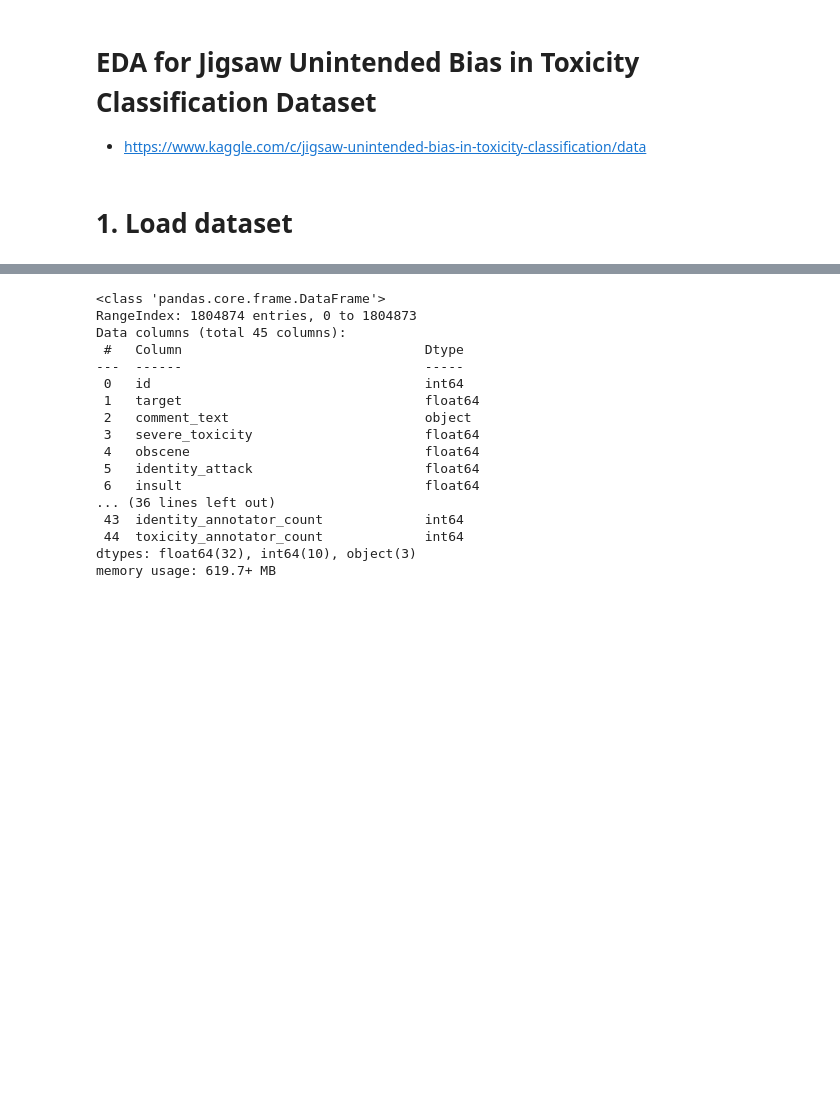
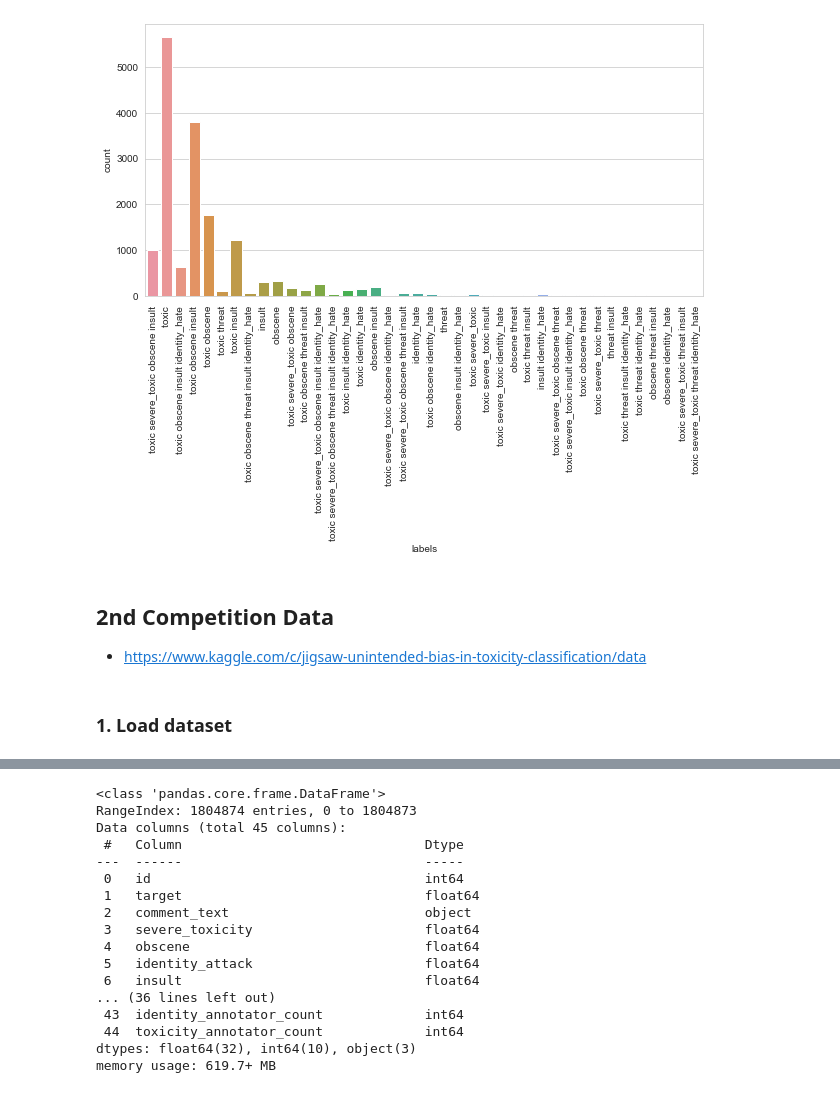
Before and after one commit to team-ok-nlp/jigsaw-toxic-competition, a Jupyter notebook: data/EDA.ipynb, the cells around one changed output, grey strips where cells are left out. Drawn from its saved outputs; the diff is of its cells as text; code cells hidden in the pictures; blank space fills up the shorter version.

```diff
--- a/eda_2nd.ipynb
+++ b/data/EDA.ipynb
@@ -0,0 +78,7 @@
+# %%
+# 2개 이상의 label에 동시에 체크된 경우
+cnt_multi = 0
+for i in range(len(train_1st)):
+    if train_1st.iloc[i, 2:].sum() > 1:
+        cnt_multi += 1
+cnt_multi
@@ -0,0 +87,5 @@
+# %%
+train_1st['labels'] = train_1st['toxic']
+train_1st['labels'].replace(1, 'toxic ', inplace=True)
+train_1st['labels'].replace(0, '', inplace=True)
+train_1st['labels'].value_counts()
@@ -0,0 +96,10 @@
+# %%
+train_1st['labels'] = ''
+labels = ['toxic', 'severe_toxic', 'obscene', 'threat', 'insult', 'identity_hate']
+
+for i, label in enumerate(labels):
+    train_1st[f'label{i}'] = train_1st[label].apply(str)
+    train_1st[f'label{i}'].replace('1', f'{label} ', inplace=True)
+    train_1st[f'label{i}'].replace('0', '', inplace=True)
+    train_1st['labels'] += train_1st[f'label{i}']
+train_1st['labels'].value_counts()
@@ -0,0 +124,2 @@
+# %%
+train_1st[train_1st['labels']==''] = 'normal'
@@ -1,8 +146,16 @@
+# %%
+fig, ax = plt.subplots(1,1, figsize=(10,5))
+sns.countplot(x='labels', data=train_1st[train_1st['labels']!='normal'])
+plt.xticks(rotation=90)
+plt.show()
+# %% [output]
+[figure, added]
 # %% [markdown]
-# EDA for Jigsaw Unintended Bias in Toxicity Classification Dataset
+## 2nd Competition Data
+
 * https://www.kaggle.com/c/jigsaw-unintended-bias-in-toxicity-classification/data
 # %% [markdown]
-# 1. Load dataset
+### 1. Load dataset
 # %%
 # import libs
 import os
```
Also changed, not shown: parts of 23 cells of this notebook, 5 other files.
